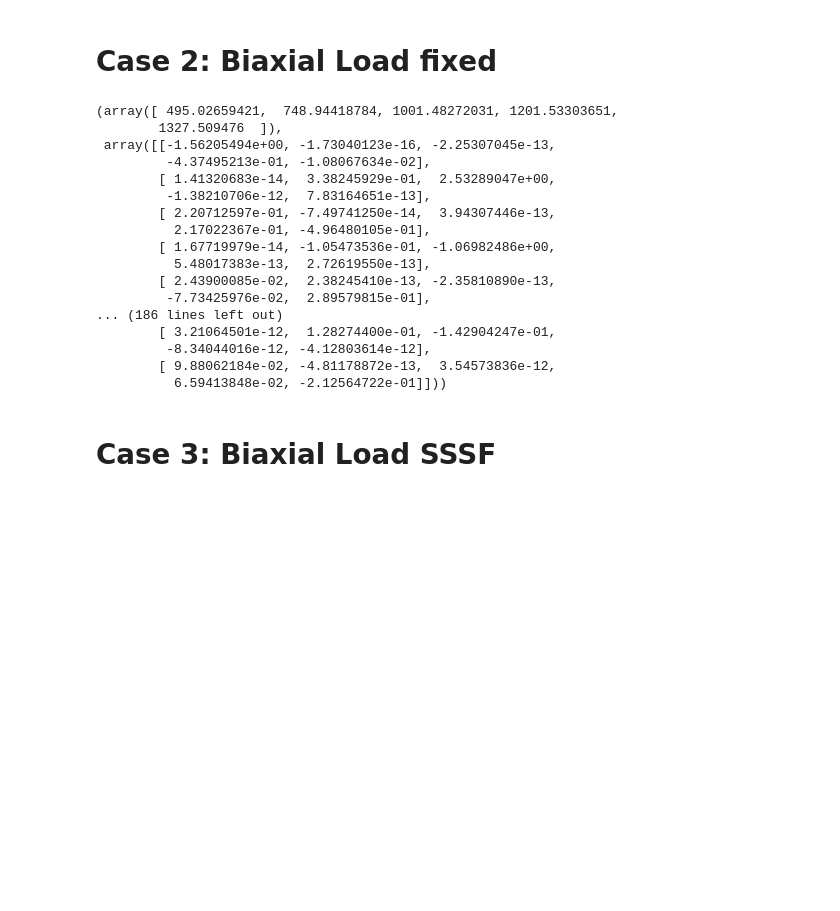
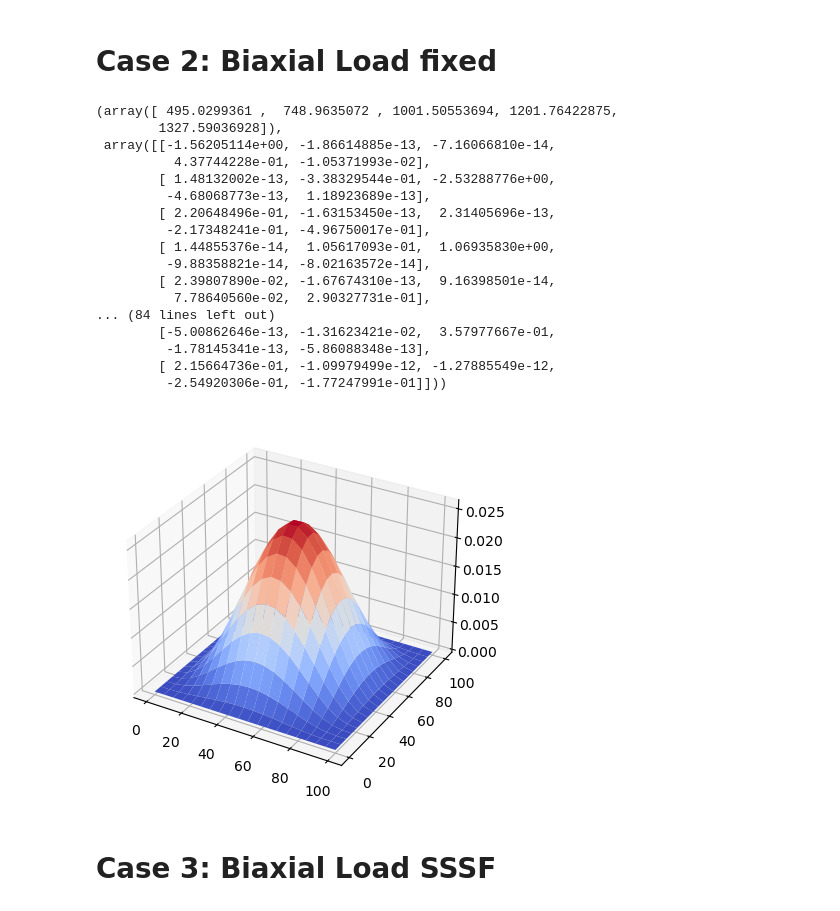
Before and after one commit to rafaelpsilva07/rafaelmscdissertation, a Jupyter notebook: ritz_verification/Cases_verification_composipy.ipynb, the cells around one changed output. Drawn from its saved outputs; the diff is of its cells as text; code cells hidden in the pictures; blank space fills up the shorter version.

```diff
--- a/ritz_verification/Cases_verification_composipy.ipynb
+++ b/ritz_verification/Cases_verification_composipy.ipynb
@@ -59,31 +67,38 @@ b = 100
 Nxx = -1
 Nyy = -0.5
 
+m = 7
+n = 7
+
 
 mat = OrthotropicMaterial(E1, E2, v12, G12, t)
 stack = [45, -45]*2 + [0]*2 + [90]*2
 stack += stack[::-1]
 lam = LaminateProperty(stack, mat)
-plate = PlateStructure(lam, a, b, "CLAMPED", Nxx=Nxx, Nyy=Nyy)
+plate = PlateStructure(lam, a, b, "CLAMPED", Nxx=Nxx, Nyy=Nyy, m=m, n=n)
 plate.buckling_analysis()
 # %% [output]
-(array([ 495.02659421,  748.94418784, 1001.48272031, 1201.53303651,
-        1327.509476  ]),
- array([[-1.56205494e+00, -1.73040123e-16, -2.25307045e-13,
-         -4.37495213e-01, -1.08067634e-02],
-        [ 1.41320683e-14,  3.38245929e-01,  2.53289047e+00,
-         -1.38210706e-12,  7.83164651e-13],
-        [ 2.20712597e-01, -7.49741250e-14,  3.94307446e-13,
-          2.17022367e-01, -4.96480105e-01],
-        [ 1.67719979e-14, -1.05473536e-01, -1.06982486e+00,
-          5.48017383e-13,  2.72619550e-13],
-        [ 2.43900085e-02,  2.38245410e-13, -2.35810890e-13,
-         -7.73425976e-02,  2.89579815e-01],
-... (186 lines left out)
-        [ 3.21064501e-12,  1.28274400e-01, -1.42904247e-01,
-         -8.34044016e-12, -4.12803614e-12],
-        [ 9.88062184e-02, -4.81178872e-13,  3.54573836e-12,
-          6.59413848e-02, -2.12564722e-01]]))
+(array([ 495.0299361 ,  748.9635072 , 1001.50553694, 1201.76422875,
+        1327.59036928]),
+ array([[-1.56205114e+00, -1.86614885e-13, -7.16066810e-14,
+          4.37744228e-01, -1.05371993e-02],
+        [ 1.48132002e-13, -3.38329544e-01, -2.53288776e+00,
+         -4.68068773e-13,  1.18923689e-13],
+        [ 2.20648496e-01, -1.63153450e-13,  2.31405696e-13,
+         -2.17348241e-01, -4.96750017e-01],
+        [ 1.44855376e-14,  1.05617093e-01,  1.06935830e+00,
+         -9.88358821e-14, -8.02163572e-14],
+        [ 2.39807890e-02, -1.67674310e-13,  9.16398501e-14,
+          7.78640560e-02,  2.90327731e-01],
+... (84 lines left out)
+        [-5.00862646e-13, -1.31623421e-02,  3.57977667e-01,
+         -1.78145341e-13, -5.86088348e-13],
+        [ 2.15664736e-01, -1.09979499e-12, -1.27885549e-12,
+         -2.54920306e-01, -1.77247991e-01]]))
+# %%
+plate.plot_eigenvalue()
+# %% [output]
+[figure, added]
 # %% [markdown]
 # Case 3: Biaxial Load SSSF
 # %%
```
Also changed, not shown: parts of 3 cells of this notebook, 2 other files.
